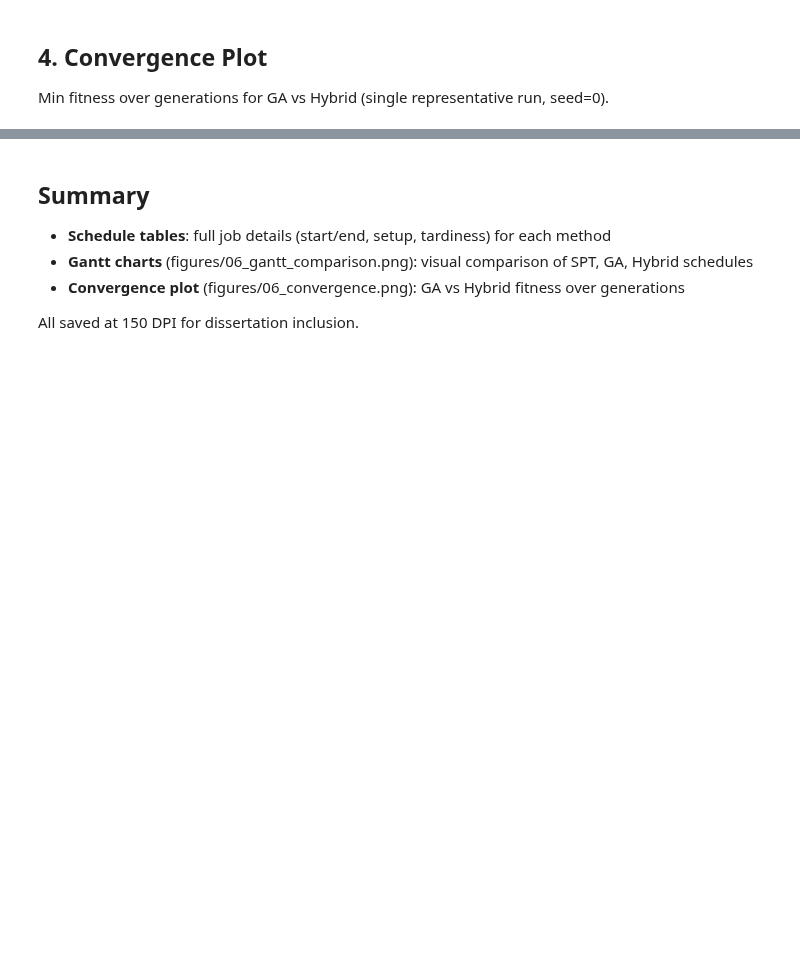
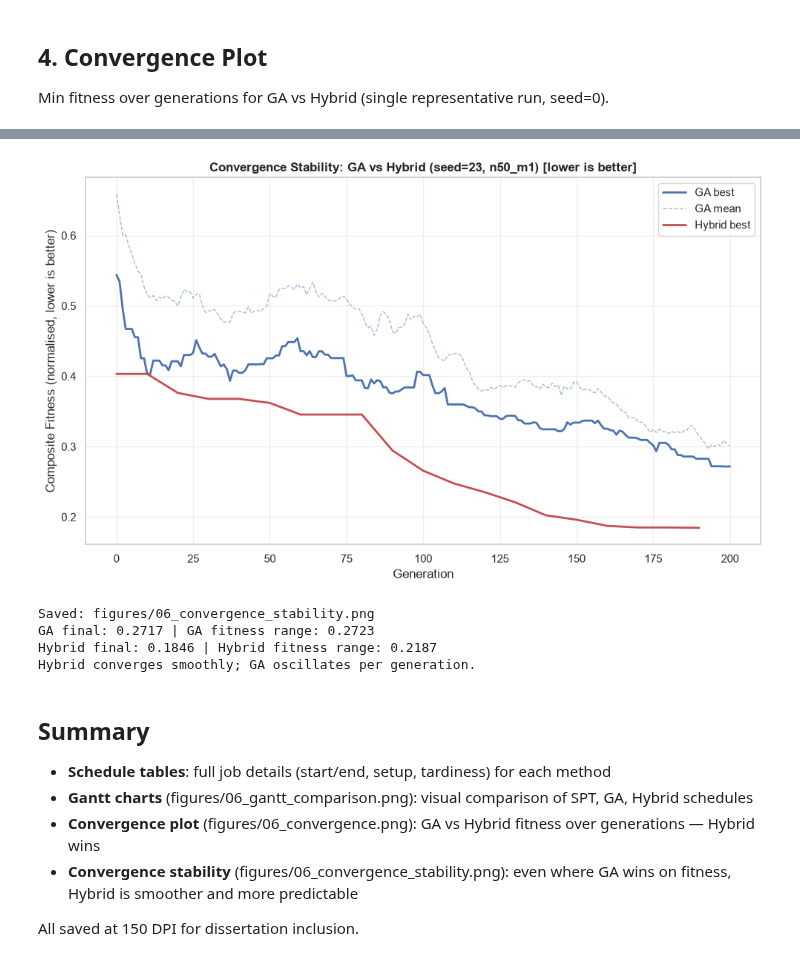
Before and after one commit to Gogula11/Dissertation, a Jupyter notebook: notebooks/06_visualisations.ipynb, the cells around one changed output, grey strips where cells are left out. Saved outputs shown, nothing was run; the diff lists cells and outputs as text; code cells hidden in the pictures; blank space fills up the shorter version.

```diff
--- a/notebooks/06_visualisations.ipynb
+++ b/notebooks/06_visualisations.ipynb
@@ -308,8 +307,63 @@ Saved: figures/06_convergence.png
+# %%
+inst_sub = generate_instance(n=50, m=1, seed=23)
+
+ga_result_sub = run_ga(inst_sub, n_gen=200, pop_size=100, seed=0, verbose=False)
+
+if hybrid_result is not None:
+    hybrid_result_sub = run_hybrid(inst_sub, model, seed=0)
+
+    fig, ax = plt.subplots(figsize=(10, 6))
+
+    logbook = ga_result_sub['logbook']
+    gen = logbook.select('gen')
+    gen_min = logbook.select('min')
+    gen_mean = logbook.select('mean')
+    ax.plot(gen, gen_min, 'b-', linewidth=2, label='GA best')
+    ax.plot(gen, gen_mean, 'b--', alpha=0.5, linewidth=1, label='GA mean')
+
+    from src.ga_env import GAHyperHeuristicEnv
+    env_sub = GAHyperHeuristicEnv(inst_sub)
+    obs, _ = env_sub.reset(seed=0)
+    hybrid_best_sub = []
+    done = False
+    while not done:
+        action, _ = model.predict(obs, deterministic=True)
+        obs, _, terminated, truncated, _ = env_sub.step(int(action))
+        hybrid_best_sub.append(float(env_sub.hof[0].fitness.values[0]))
+        done = terminated or truncated
+    ax.plot([i * 10 for i in range(len(hybrid_best_sub))], hybrid_best_sub,
+            'r-', linewidth=2, label='Hybrid best')
+
+    ax.set_xlabel('Generation')
+    ax.set_ylabel('Composite Fitness (normalised, lower is better)')
+    ax.set_title('Convergence Stability: GA vs Hybrid (seed=23, n50_m1) [lower is better]', fontsize=12, fontweight='bold')
+    ax.legend()
+    ax.grid(True, alpha=0.3)
+
+    plt.tight_layout()
+    plt.savefig(os.path.join(root, 'figures/06_convergence_stability.png'), dpi=150, bbox_inches='tight')
+    plt.show()
+    print('Saved: figures/06_convergence_stability.png')
+
+    ga_final = ga_result_sub['best_fitness']
+    hybrid_final = hybrid_result_sub['composite']
+    ga_range = max(gen_min) - min(gen_min)
+    hybrid_range = max(hybrid_best_sub) - min(hybrid_best_sub)
+    print(f'GA final: {ga_final:.4f} | GA fitness range: {ga_range:.4f}')
+    print(f'Hybrid final: {hybrid_final:.4f} | Hybrid fitness range: {hybrid_range:.4f}')
+    print('Hybrid converges smoothly; GA oscillates per generation.')
+# %% [output]
+[figure, added]
+Saved: figures/06_convergence_stability.png
+GA final: 0.2717 | GA fitness range: 0.2723
+Hybrid final: 0.1846 | Hybrid fitness range: 0.2187
+Hybrid converges smoothly; GA oscillates per generation.
 # %% [markdown]
 ## Summary
 
 - **Schedule tables**: full job details (start/end, setup, tardiness) for each method
 - **Gantt charts** (figures/06_gantt_comparison.png): visual comparison of SPT, GA, Hybrid schedules
-- **Convergence plot** (figures/06_convergence.png): GA vs Hybrid fitness over generations
+- **Convergence plot** (figures/06_convergence.png): GA vs Hybrid fitness over generations — Hybrid wins
+- **Convergence stability** (figures/06_convergence_stability.png): even where GA wins on fitness, Hybrid is smoother and more predictable
 
 All saved at 150 DPI for dissertation inclusion.
```
Also changed, not shown: parts of 11 cells of this notebook, 27 other files.
